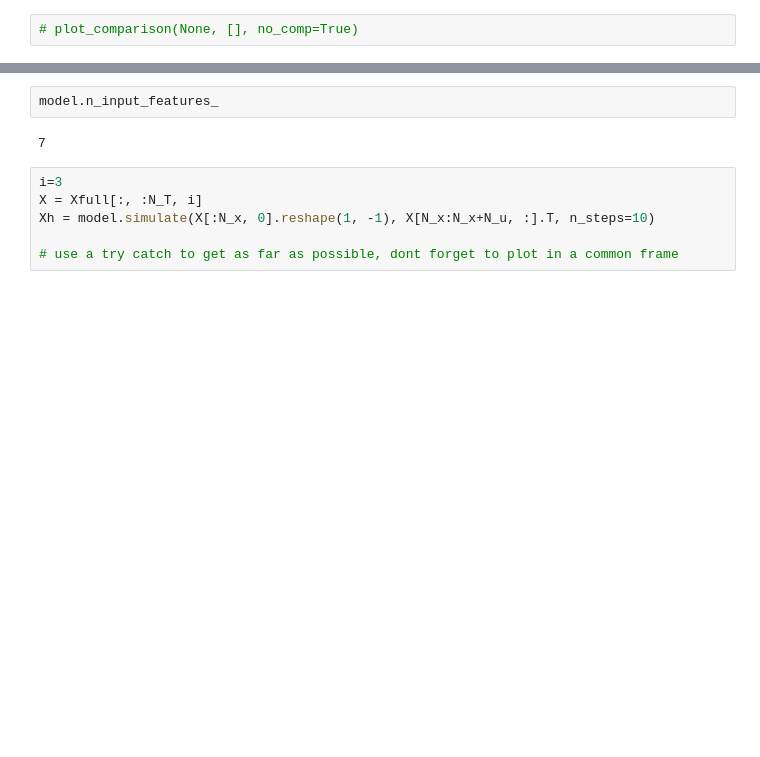
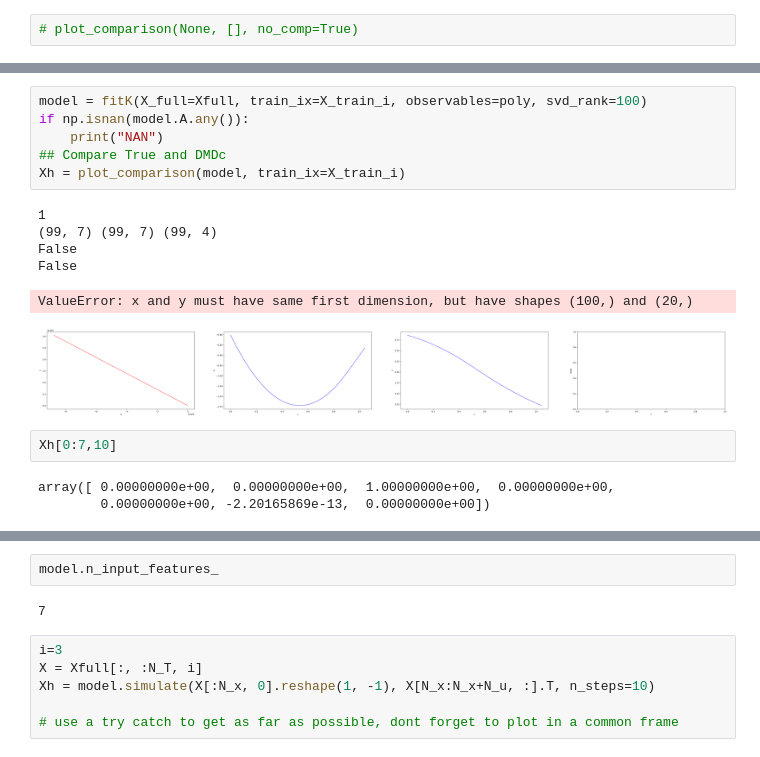
Before and after one commit to MatthewK0617/CrazyFlieVis, a Jupyter notebook: fitK.ipynb, the cells around one changed output, grey strips where cells are left out. Drawn from its saved outputs; the diff is of its cells as text; blank space fills up the shorter version.

```diff
--- a/fitK.ipynb
+++ b/fitK.ipynb
@@ -166,0 +218,18 @@ ValueError: Input contains NaN.
+# %%
+model = fitK(X_full=Xfull, train_ix=X_train_i, observables=poly, svd_rank=100)
+if np.isnan(model.A.any()):
+    print("NAN")
+## Compare True and DMDc
+Xh = plot_comparison(model, train_ix=X_train_i)
+# %% [output]
+1
+(99, 7) (99, 7) (99, 4)
+False
+False
+ValueError: x and y must have same first dimension, but have shapes (100,) and (20,)
+[figure, added]
+# %%
+Xh[0:7,10]
+# %% [output]
+array([ 0.00000000e+00,  0.00000000e+00,  1.00000000e+00,  0.00000000e+00,
+        0.00000000e+00, -2.20165869e-13,  0.00000000e+00])
```
Also changed, not shown: parts of 9 cells of this notebook, 2 other files.
